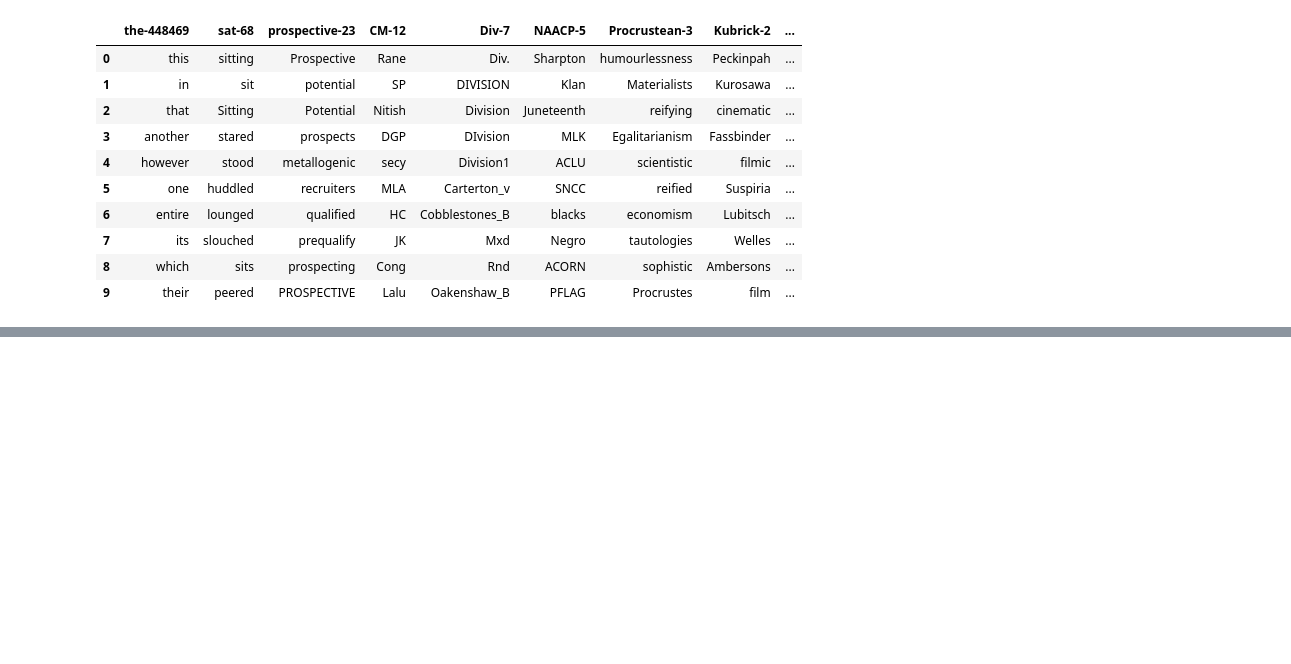
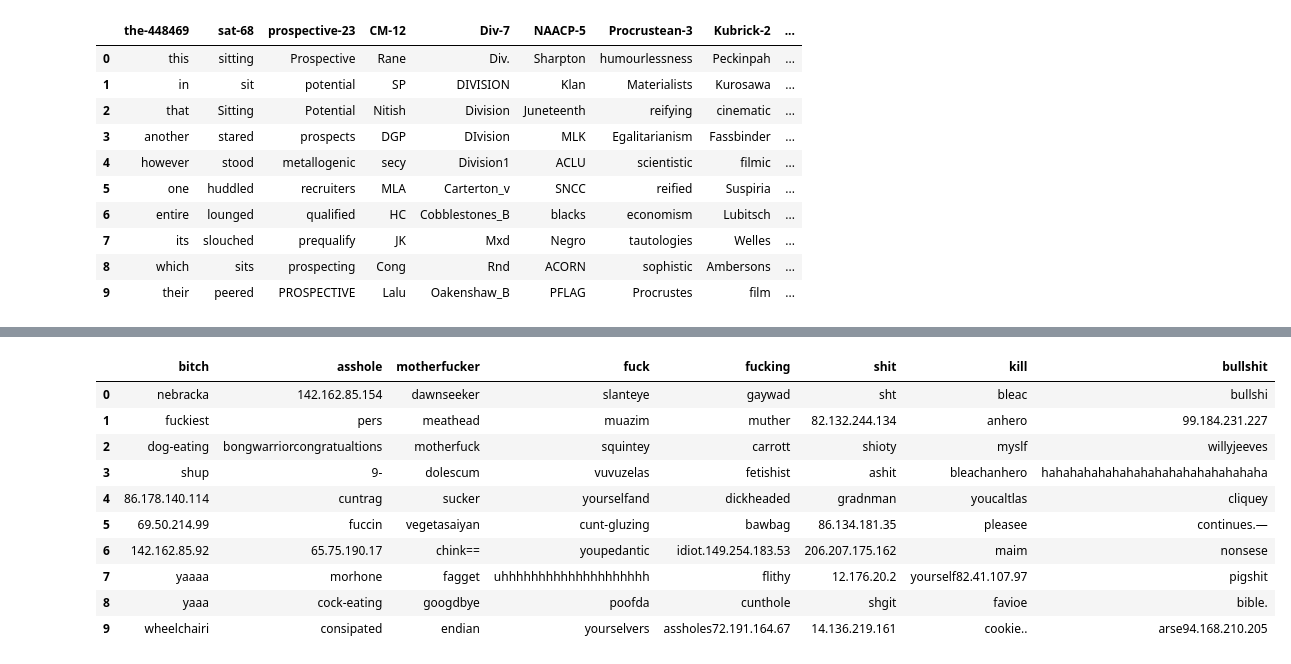
Before and after one commit to Guangyi-Z/Toxic-Comment-Classification-Challenge, a Jupyter notebook: visualize.ipynb, the cells around one changed output, grey strips where cells are left out. Cells and saved outputs as stored; diff of their text form; code cells hidden in the pictures; blank space fills up the shorter version.

```diff
--- a/visualize.ipynb
+++ b/visualize.ipynb
@@ -5,8 +6,8 @@ import numpy as np
 %matplotlib notebook
-# %%
-import gensim
-w2v = gensim.models.KeyedVectors.load_word2vec_format("/Users/janfan/Downloads/GoogleNews-vectors-negative300-SLIM.bin.gz",
-                                                      binary=True)
+# %%
+import gensim
+model_path = 'data/w2v-sg1-sz300-win5-minc1-hs0-neg5-iter25-samp0.001.model'
+w2v = gensim.models.Word2Vec.load(model_path)
 # %%
 %load preprocess.py
 # %%
@@ -64,3 +65,30 @@ pyplot.show()
 # %% [output]
 [interactive output not drawn]
 [interactive output not drawn]
+# %%
+selected_words = ['bitch', 'asshole', 'motherfucker', 'fuck', 'fucking', 'shit', 'kill', 'bullshit']
+sample_words = []
+desc_words = []
+color_words = []
+df = pd.DataFrame()
+for w in selected_words:
+    ws = [w_ for w_,score in w2v.wv.most_similar(positive=[w])]
+    desc_words += [w] + ws
+    sample_words += [w] + ws
+    color_words += ['r'] + ['b']*len(ws)
+
+    df[w] = ws
+# %%
+df
+# %% [output]
+|  | bitch | asshole | motherfucker | fuck | fucking | shit | kill | bullshit |
+| 0 | nebracka | 142.162.85.154 | dawnseeker | slanteye | gaywad | sht | bleac | bullshi |
+| 1 | fuckiest | pers | meathead | muazim | muther | 82.132.244.134 | anhero | 99.184.231.227 |
+| 2 | dog-eating | bongwarriorcongratualtions | motherfuck | squintey | carrott | shioty | myslf | willyjeeves |
+| 3 | shup | 9- | dolescum | vuvuzelas | fetishist | ashit | bleachanhero | hahahahahahahahahahahahahahahaha |
+| 4 | 86.178.140.114 | cuntrag | sucker | yourselfand | dickheaded | gradnman | youcaltlas | cliquey |
+| 5 | 69.50.214.99 | fuccin | vegetasaiyan | cunt-gluzing | bawbag | 86.134.181.35 | pleasee | continues.— |
+| 6 | 142.162.85.92 | 65.75.190.17 | chink== | youpedantic | idiot.149.254.183.53 | 206.207.175.162 | maim | nonsese |
+| 7 | yaaaa | morhone | fagget | uhhhhhhhhhhhhhhhhhhhh | flithy | 12.176.20.2 | yourself82.41.107.97 | pigshit |
+| 8 | yaaa | cock-eating | googdbye | poofda | cunthole | shgit | favioe | bible. |
+| 9 | wheelchairi | consipated | endian | yourselvers | assholes72.191.164.67 | 14.136.219.161 | cookie.. | arse94.168.210.205 |
```
Also changed, not shown: parts of 3 cells of this notebook, 5 other files.
